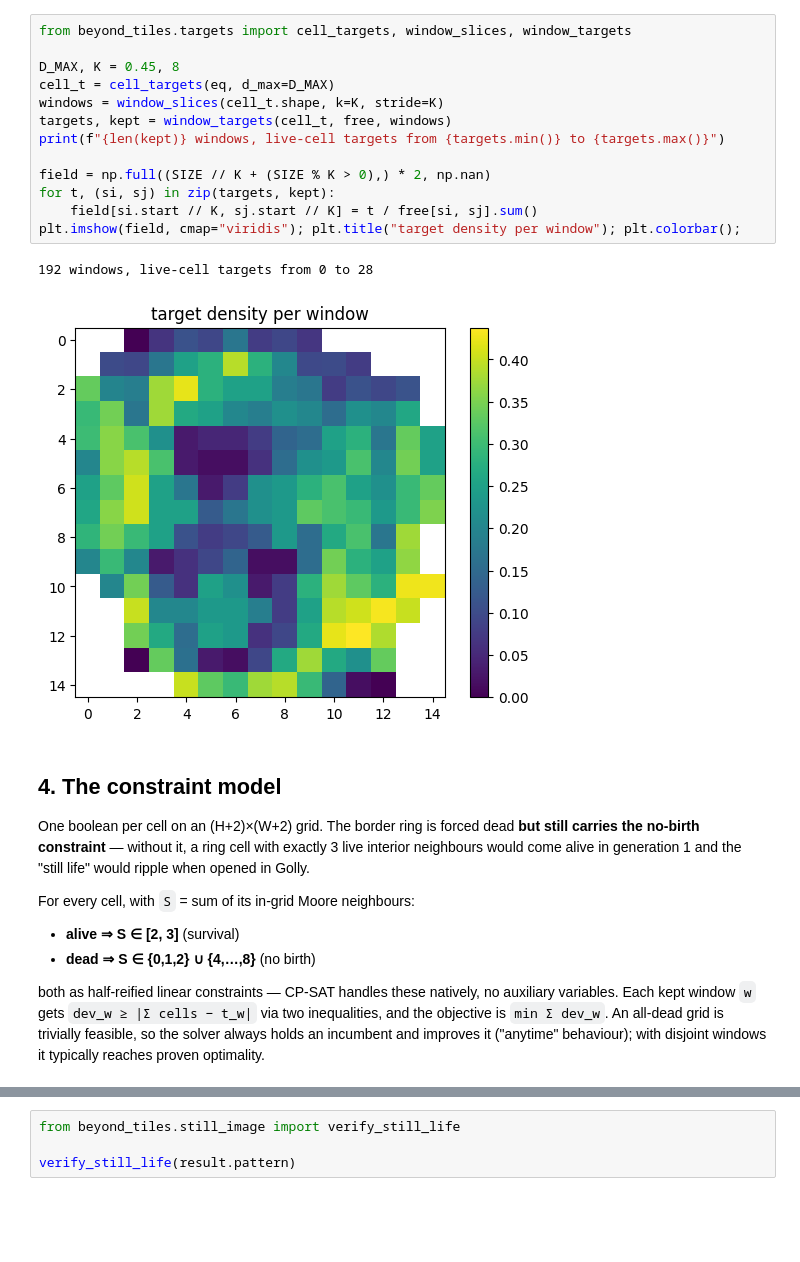
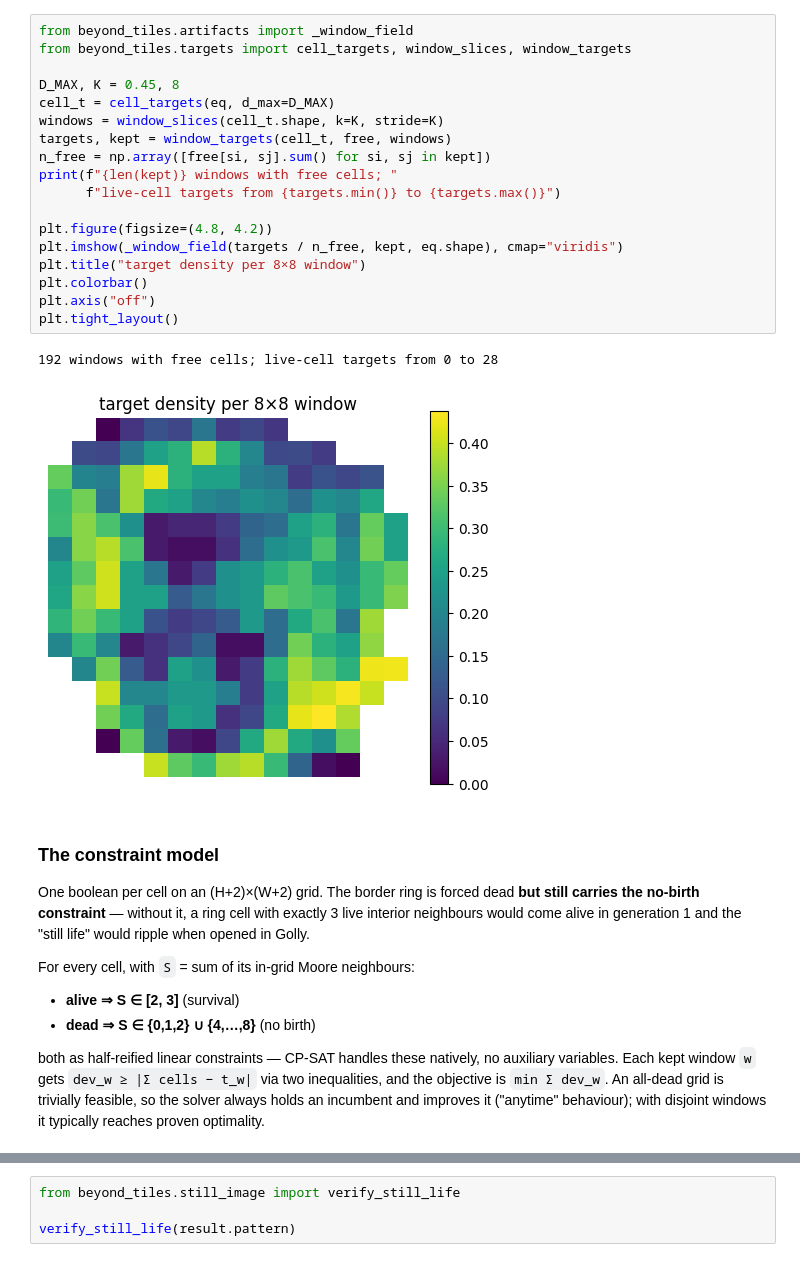
Before and after one commit to mrollier/game-of-life-mosaics, a Jupyter notebook: notebooks/beyond_tiles.ipynb, the cells around one changed output, grey strips where cells are left out. Saved outputs shown, nothing was run; the diff lists cells and outputs as text; blank space fills up the shorter version.

```diff
--- a/notebooks/beyond_tiles.ipynb
+++ b/notebooks/beyond_tiles.ipynb
@@ -100,21 +133,26 @@ windows.
 # %%
+from beyond_tiles.artifacts import _window_field
 from beyond_tiles.targets import cell_targets, window_slices, window_targets
 
 D_MAX, K = 0.45, 8
 cell_t = cell_targets(eq, d_max=D_MAX)
 windows = window_slices(cell_t.shape, k=K, stride=K)
 targets, kept = window_targets(cell_t, free, windows)
-print(f"{len(kept)} windows, live-cell targets from {targets.min()} to {targets.max()}")
+n_free = np.array([free[si, sj].sum() for si, sj in kept])
+print(f"{len(kept)} windows with free cells; "
+      f"live-cell targets from {targets.min()} to {targets.max()}")
 
-field = np.full((SIZE // K + (SIZE % K > 0),) * 2, np.nan)
-for t, (si, sj) in zip(targets, kept):
-    field[si.start // K, sj.start // K] = t / free[si, sj].sum()
-plt.imshow(field, cmap="viridis"); plt.title("target density per window"); plt.colorbar();
+plt.figure(figsize=(4.8, 4.2))
+plt.imshow(_window_field(targets / n_free, kept, eq.shape), cmap="viridis")
+plt.title("target density per 8×8 window")
+plt.colorbar()
+plt.axis("off")
+plt.tight_layout()
 # %% [output]
-192 windows, live-cell targets from 0 to 28
+192 windows with free cells; live-cell targets from 0 to 28
-[figure, old version]
+[figure, new version]
 # %% [markdown]
-## 4. The constraint model
+### The constraint model
 
 One boolean per cell on an (H+2)×(W+2) grid. The border ring is forced dead
 **but still carries the no-birth constraint** — without it, a ring cell with
```
Also changed, not shown: parts of 68 cells of this notebook, 1 other file.
